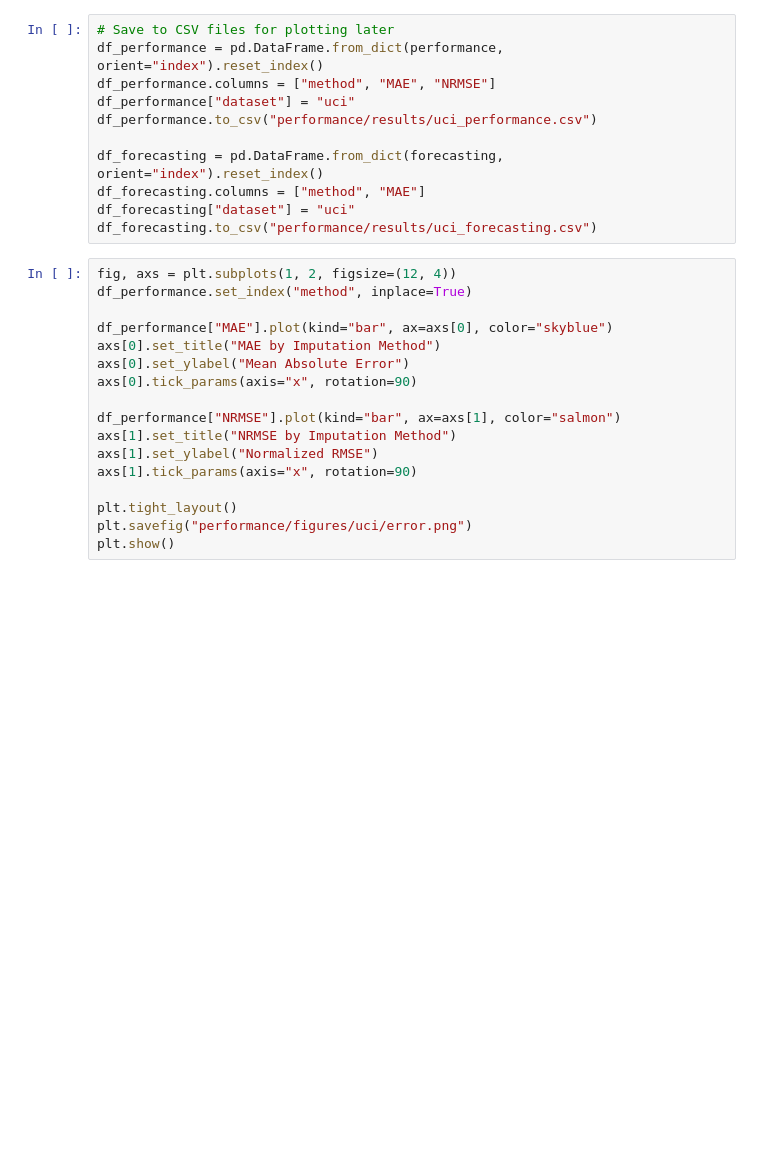
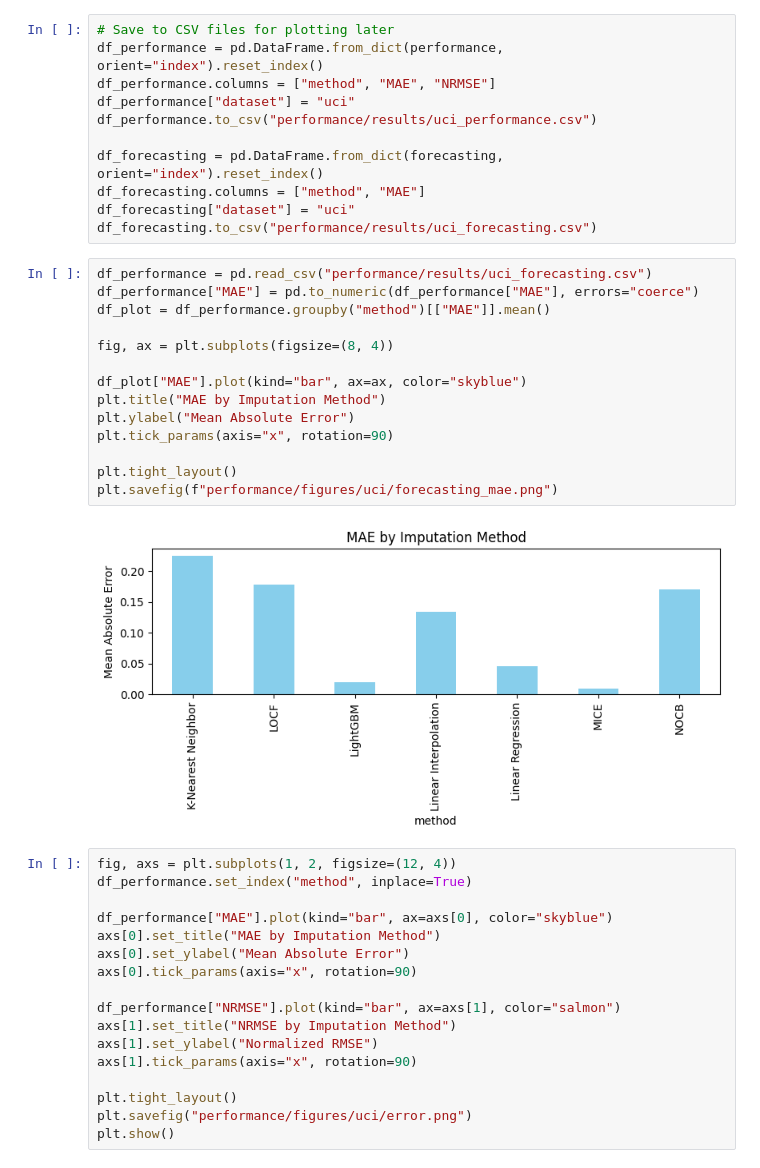
Before and after one commit to milouuu3/Building-Energy-Consumption-Time-Series, a Jupyter notebook: experiments/uci-experiments.ipynb, the cells around one changed output. Cells and saved outputs as stored; diff of their text form; blank space fills up the shorter version.

```diff
--- a/experiments/uci-experiments.ipynb
+++ b/experiments/uci-experiments.ipynb
@@ -198,6 +199,22 @@ df_forecasting = pd.DataFrame.from_dict(forecasting, orient="index").reset_index
 df_forecasting.columns = ["method", "MAE"]
 df_forecasting["dataset"] = "uci"
 df_forecasting.to_csv("performance/results/uci_forecasting.csv")
+# %%
+df_performance = pd.read_csv("performance/results/uci_forecasting.csv")
+df_performance["MAE"] = pd.to_numeric(df_performance["MAE"], errors="coerce")
+df_plot = df_performance.groupby("method")[["MAE"]].mean()
+
+fig, ax = plt.subplots(figsize=(8, 4))
+
+df_plot["MAE"].plot(kind="bar", ax=ax, color="skyblue")
+plt.title("MAE by Imputation Method")
+plt.ylabel("Mean Absolute Error")
+plt.tick_params(axis="x", rotation=90)
+
+plt.tight_layout()
+plt.savefig(f"performance/figures/uci/forecasting_mae.png")
+# %% [output]
+[figure, added]
 # %%
 fig, axs = plt.subplots(1, 2, figsize=(12, 4))
 df_performance.set_index("method", inplace=True)
```
Also changed, not shown: parts of 1 cell of this notebook, 4 other files.
